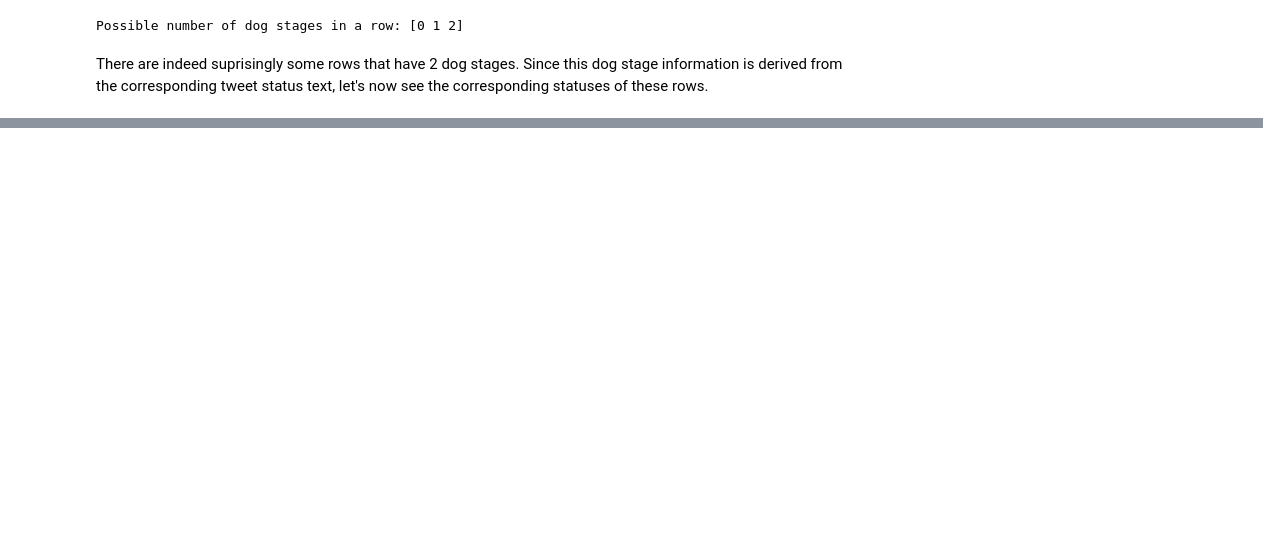
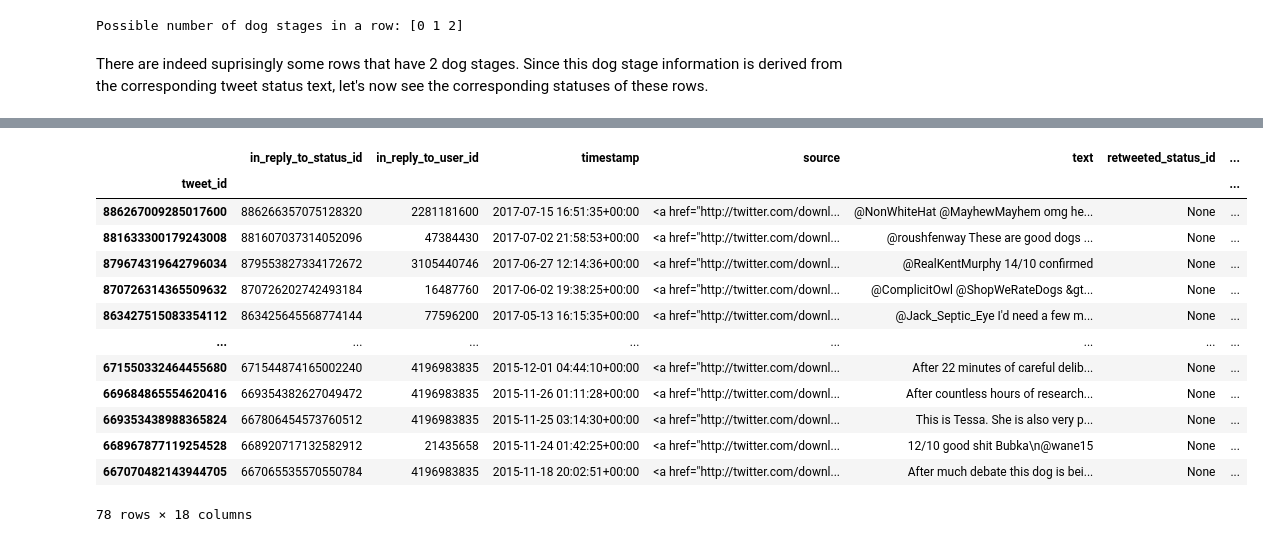
Before and after one commit to fletchersarip93/twitter-data-wrangling, a Jupyter notebook: wrangle_act.ipynb, the cells around one changed output, grey strips where cells are left out. Saved outputs shown, nothing was run; the diff lists cells and outputs as text; code cells hidden in the pictures; blank space fills up the shorter version.

```diff
--- a/wrangle_act.ipynb
+++ b/wrangle_act.ipynb
@@ -269,9 +589,15 @@ As you can see now apparently there are a lot of null values for the dog stages
 #### Assessment
 Next, let's see whether is it possible for a row to have multiple dog stages.
 # %%
-dog_stages_count = (twitter_df[['doggo', 'floofer', 'pupper', 'puppo']] != 'None').sum(axis=1)
+dog_stages_count = twitter_df[['doggo', 'floofer', 'pupper', 'puppo']].sum(axis=1)
 print(f'Possible number of dog stages in a row: {dog_stages_count.unique()}')
 # %% [output]
 Possible number of dog stages in a row: [0 1 2]
 # %% [markdown]
 There are indeed suprisingly some rows that have 2 dog stages. Since this dog stage information is derived from the corresponding tweet status text, let's now see the corresponding statuses of these rows.
+# %%
+pd.options.display.max_colwidth = 150 # so we can see the whole status text
+multi_dog_stages_rows = twitter_df[dog_stages_count >= 2]
+statuses = multi_dog_stages_rows.text.values
+for s in statuses:
+    print('- ' + s)
@@ -277,0 +624,4 @@ There are indeed suprisingly some rows that have 2 dog stages. Since this dog st
+# %%
+idxs_invalid_multi_dog_stages = multi_dog_stages_rows.index[[0, 1, 2, 5, 6, 11]]
+for s in twitter_df.iloc[idxs_invalid_multi_dog_stages].text.values:
+    print('- ' + s)
@@ -277,0 +704,18 @@ There are indeed suprisingly some rows that have 2 dog stages. Since this dog st
+# %%
+idxs = twitter_df.in_reply_to_status_id.notna()
+twitter_df[idxs]
+# %% [output]
+|  | in_reply_to_status_id | in_reply_to_user_id | timestamp | source | text | retweeted_status_id | ... |
+| tweet_id |  |  |  |  |  |  | ... |
+| 886267009285017600 | 886266357075128320 | 2281181600 | 2017-07-15 16:51:35+00:00 | <a href="http://twitter.com/downl... | @NonWhiteHat @MayhewMayhem omg he... | None | ... |
+| 881633300179243008 | 881607037314052096 | 47384430 | 2017-07-02 21:58:53+00:00 | <a href="http://twitter.com/downl... | @roushfenway These are good dogs ... | None | ... |
+| 879674319642796034 | 879553827334172672 | 3105440746 | 2017-06-27 12:14:36+00:00 | <a href="http://twitter.com/downl... | @RealKentMurphy 14/10 confirmed | None | ... |
+| 870726314365509632 | 870726202742493184 | 16487760 | 2017-06-02 19:38:25+00:00 | <a href="http://twitter.com/downl... | @ComplicitOwl @ShopWeRateDogs &gt... | None | ... |
+| 863427515083354112 | 863425645568774144 | 77596200 | 2017-05-13 16:15:35+00:00 | <a href="http://twitter.com/downl... | @Jack_Septic_Eye I'd need a few m... | None | ... |
+| ... | ... | ... | ... | ... | ... | ... | ... |
+| 671550332464455680 | 671544874165002240 | 4196983835 | 2015-12-01 04:44:10+00:00 | <a href="http://twitter.com/downl... | After 22 minutes of careful delib... | None | ... |
+| 669684865554620416 | 669354382627049472 | 4196983835 | 2015-11-26 01:11:28+00:00 | <a href="http://twitter.com/downl... | After countless hours of research... | None | ... |
+| 669353438988365824 | 667806454573760512 | 4196983835 | 2015-11-25 03:14:30+00:00 | <a href="http://twitter.com/downl... | This is Tessa. She is also very p... | None | ... |
+| 668967877119254528 | 668920717132582912 | 21435658 | 2015-11-24 01:42:25+00:00 | <a href="http://twitter.com/downl... | 12/10 good shit Bubka\n@wane15 | None | ... |
+| 667070482143944705 | 667065535570550784 | 4196983835 | 2015-11-18 20:02:51+00:00 | <a href="http://twitter.com/downl... | After much debate this dog is bei... | None | ... |
+78 rows × 18 columns
```
Also changed, not shown: parts of 167 cells of this notebook.
